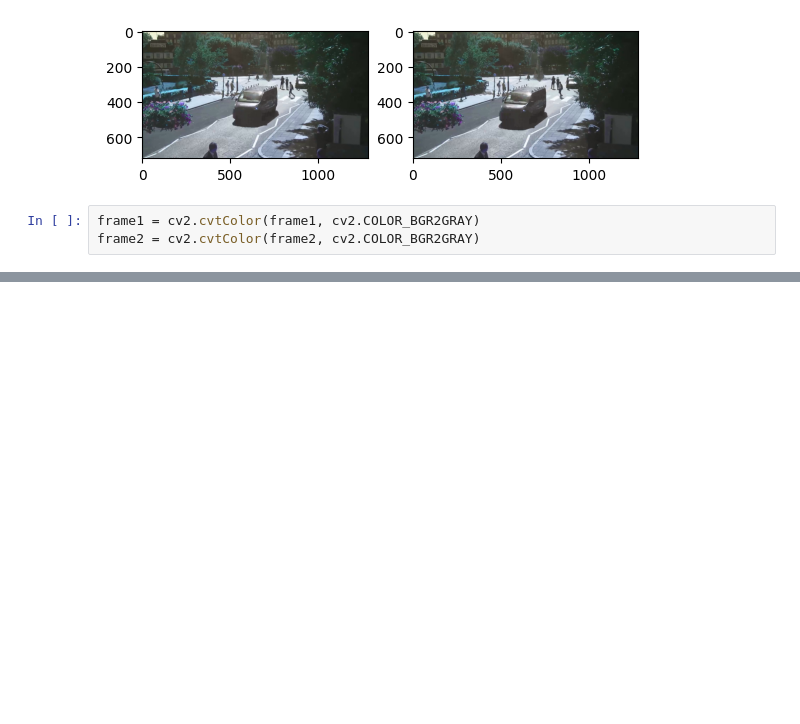
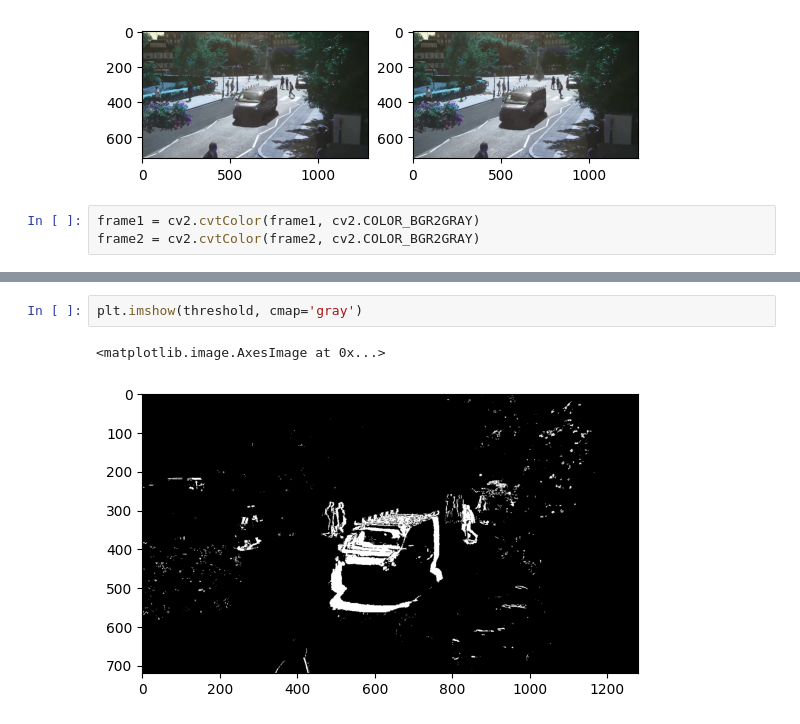
Before and after one commit to bdthombre/cvTests, a Jupyter notebook: 07_optical_flow.ipynb, the cells around one changed output, grey strips where cells are left out. Saved outputs shown, nothing was run; the diff lists cells and outputs as text; blank space fills up the shorter version.

```diff
--- a/07_optical_flow.ipynb
+++ b/07_optical_flow.ipynb
@@ -38,0 +40,5 @@ plt.imshow(combined, cmap='gray')
+# %%
+plt.imshow(threshold, cmap='gray')
+# %% [output]
+<matplotlib.image.AxesImage at 0x...>
+[figure, added]
```
Also changed, not shown: parts of 2 cells of this notebook, 12 other files.
